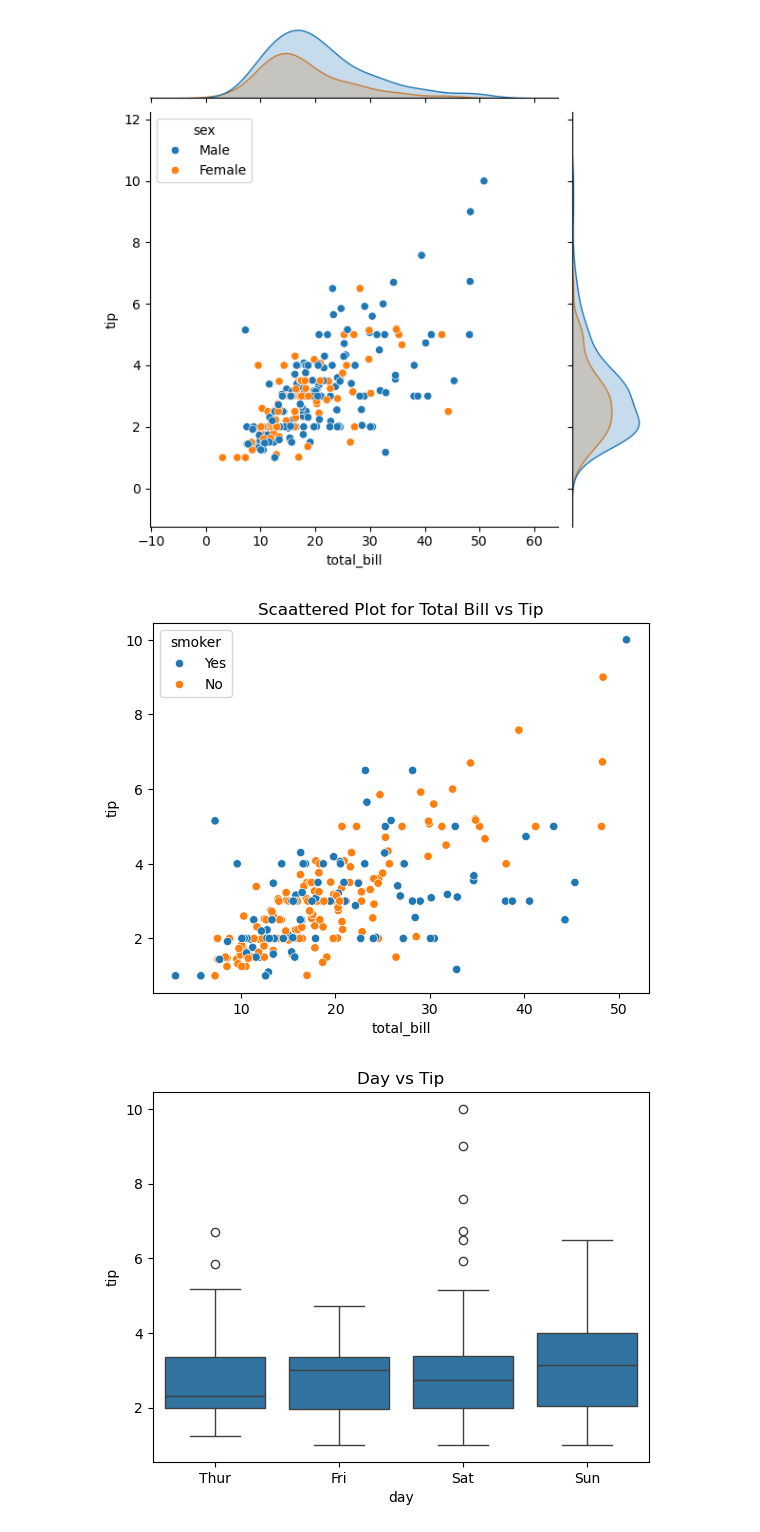
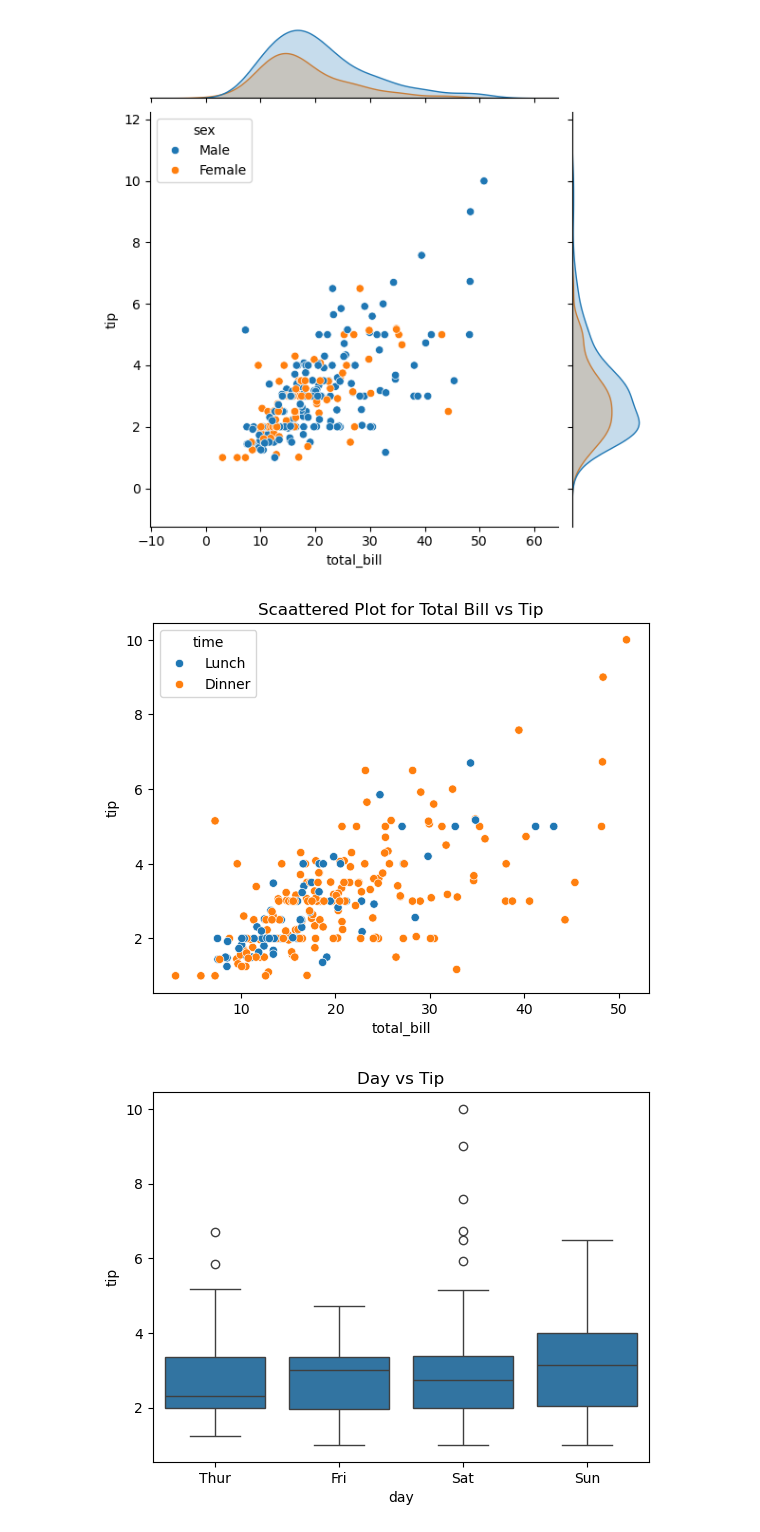
Before and after one commit to RoktimTaye/TIHAN-HYDRABAD-CLASSES, a Jupyter notebook: MODULE 1/Data_Visual_Lecture2.ipynb, the cells around one changed output. Cells and saved outputs as stored; diff of their text form; code cells hidden in the pictures.

```diff
--- a/MODULE 1/Data_Visual_Lecture2.ipynb
+++ b/MODULE 1/Data_Visual_Lecture2.ipynb
@@ -63,12 +63,12 @@ plt.show()
 # %%
 sns.scatterplot(data=df,
                 x='total_bill',
                 y='tip',
-                hue='smoker')
+                hue='time')
 plt.title('Scaattered Plot for Total Bill vs Tip')
 plt.show()
 # %% [output]
-[figure, old version]
+[figure, new version]
 # %%
 sns.boxplot(data=df, x='day',
             y='tip')
```
